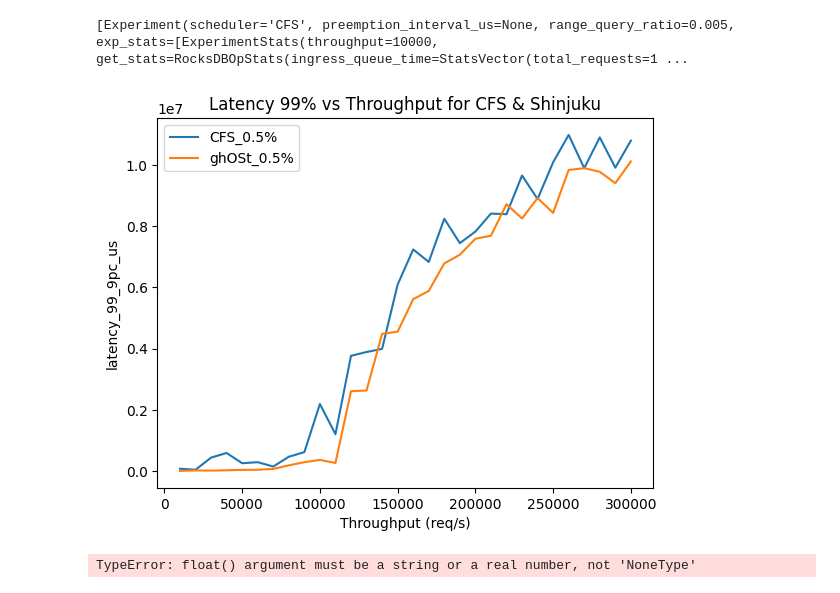
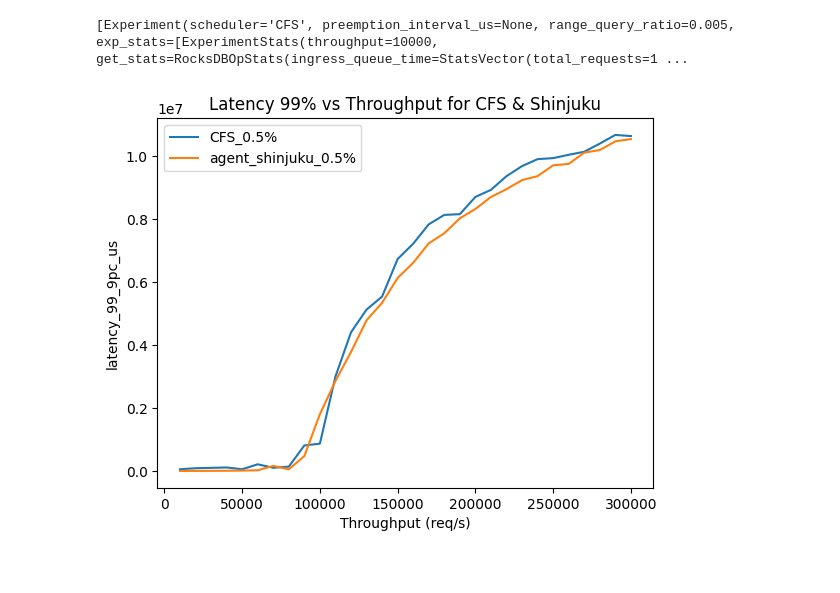
Before and after one commit to show981111/ghost-userspace, a Jupyter notebook: plot/draw.ipynb, the cells around one changed output. Drawn from its saved outputs; the diff is of its cells as text; code cells hidden in the pictures.

Commit message:
diff policy

```diff
--- a/plot/draw.ipynb
+++ b/plot/draw.ipynb
@@ -116,45 +95,23 @@ for key, val in diff_wkld_dict.items():
 # %%
-diff_wkld = glob.glob("../0.005/*")
+diff_wkld = glob.glob("../ghost/*")
 diff_wkld.sort()
 
 diff_wkld_res = [parse_experiment_result(file) for file in diff_wkld]
 
 # ghost = []
 # cfs = []
 
 # for item in diff_wkld_res:
 #     if item.scheduler == "CFS":
 #         cfs.append(item)
 #     else :
 #         ghost.append(item)
 
 
 # for item in diff_wkld_res:
 print(diff_wkld_res)
 plot_preemption_stats(diff_wkld_res, key="latency_99_9pc_us", label_format = "ratio", title = "Latency 99% vs Throughput for CFS & Shinjuku")
 # plot_preemption_stats(ghost, key="latency_99pc_us", label_format = "ratio")
 # %% [output]
 [Experiment(scheduler='CFS', preemption_interval_us=None, range_query_ratio=0.005, exp_stats=[ExperimentStats(throughput=10000, get_stats=RocksDBOpStats(ingress_queue_time=StatsVector(total_requests=1 ...
-[figure, old version]
+[figure, new version]
-# %%
-diff_wkld = glob.glob("../diff_policy/*")
-diff_wkld.sort()
-
-diff_wkld_res = [parse_experiment_result(file) for file in diff_wkld]
-
-# ghost = []
-# cfs = []
-
-# for item in diff_wkld_res:
-#     if item.scheduler == "CFS":
-#         cfs.append(item)
-#     else :
-#         ghost.append(item)
-
-
-# for item in diff_wkld_res:
-print(diff_wkld_res)
-plot_preemption_stats(diff_wkld_res, key="latency_99_9pc_us", label_format = "ratio", title = "Latency 99% vs Throughput for CFS & Shinjuku")
-# plot_preemption_stats(ghost, key="latency_99pc_us", label_format = "ratio")
-# %% [output]
-TypeError: float() argument must be a string or a real number, not 'NoneType'
```
Also changed, not shown: parts of 6 cells of this notebook, 5 other files.
